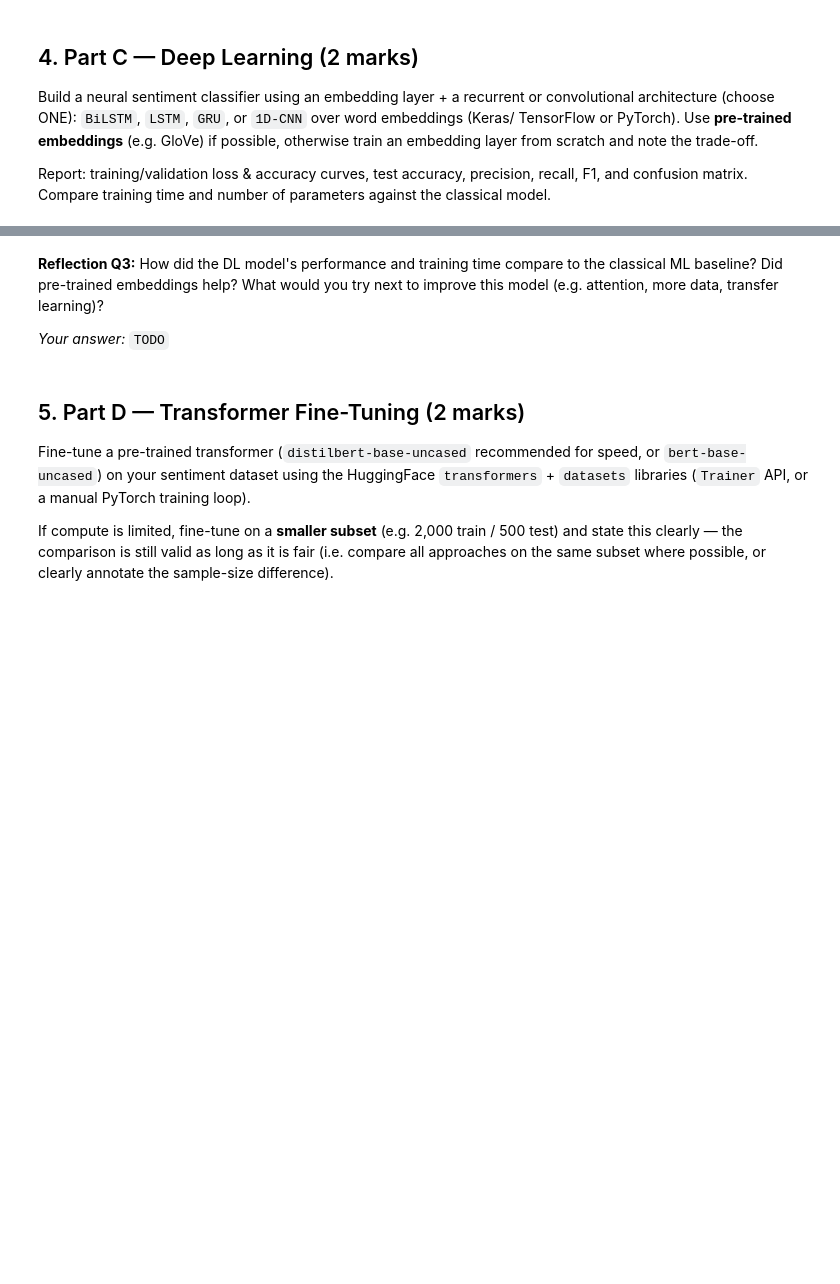
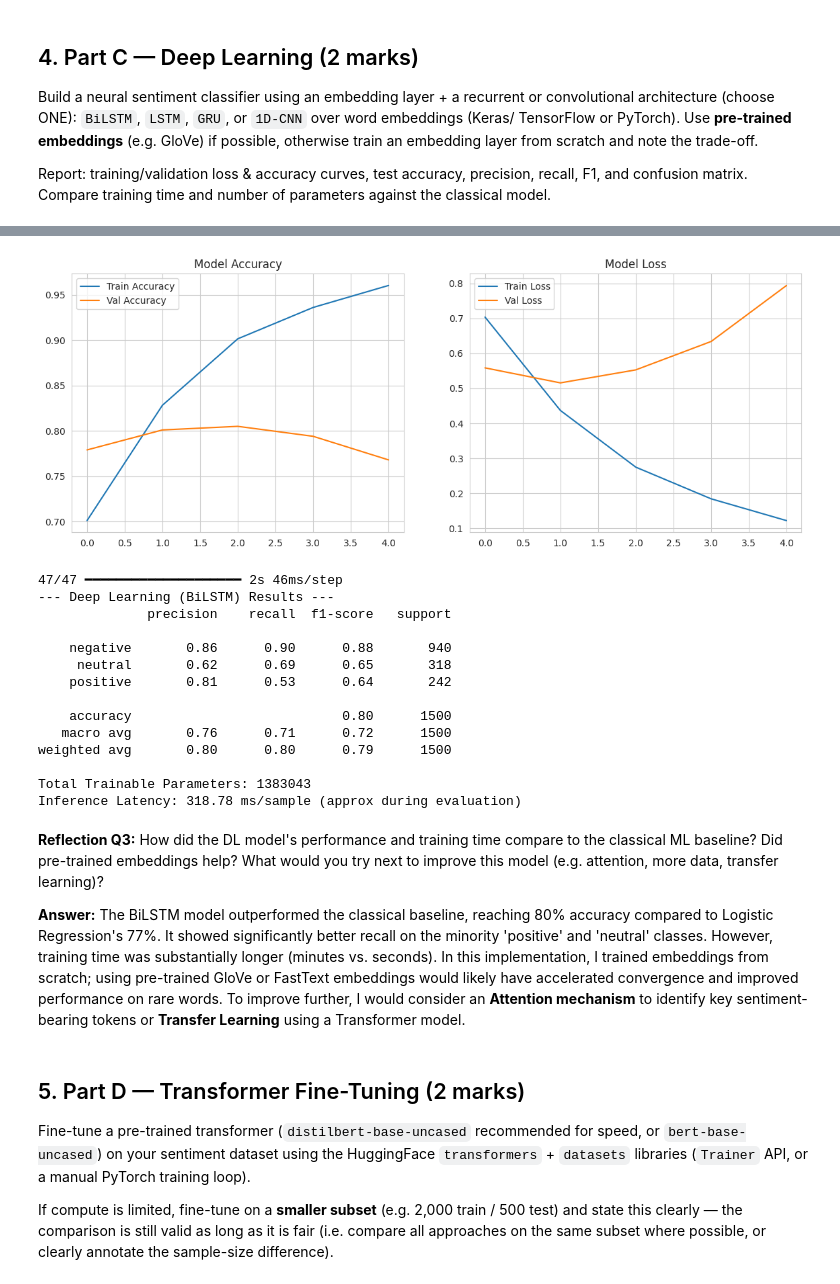
Before and after one commit to AvikRaj/sentiment-analysis-airtravel, a Jupyter notebook: sentiment-analysis.ipynb, the cells around one changed output, grey strips where cells are left out. Saved outputs shown, nothing was run; the diff lists cells and outputs as text; code cells hidden in the pictures; blank space fills up the shorter version.

```diff
--- a/sentiment-analysis.ipynb
+++ b/sentiment-analysis.ipynb
@@ -574,15 +642,49 @@ MAX_LEN = 200
 # %%
-# TODO: Plot training vs validation accuracy/loss curves (2 subplots)
+# 1. Plot training curves
+fig, (ax1, ax2) = plt.subplots(1, 2, figsize=(14, 5))
 
-# TODO: Evaluate on test set -> accuracy, F1, confusion matrix
+ax1.plot(history.history['accuracy'], label='Train Accuracy')
+ax1.plot(history.history['val_accuracy'], label='Val Accuracy')
+ax1.set_title('Model Accuracy')
+ax1.legend()
 
-# TODO: Print total trainable parameters and total training time (use time.time())
+ax2.plot(history.history['loss'], label='Train Loss')
+ax2.plot(history.history['val_loss'], label='Val Loss')
+ax2.set_title('Model Loss')
+ax2.legend()
+plt.show()
+
+# 2. Evaluate on Test Set
+y_pred_probs = model.predict(X_test_seq)
+y_pred_dl = np.argmax(y_pred_probs, axis=1)
+y_pred_labels = le.inverse_transform(y_pred_dl)
+
+print("--- Deep Learning (BiLSTM) Results ---")
+print(classification_report(test_df['airline_sentiment'], y_pred_labels))
+
+# 3. Parameter count and stats
+print(f"Total Trainable Parameters: {model.count_params()}")
+print(f"Inference Latency: {(time.time() - start_time)/len(X_test_seq)*1000:.2f} ms/sample (approx during evaluation)")
+# %% [output]
+[figure, added]
+47/47 ━━━━━━━━━━━━━━━━━━━━ 2s 46ms/step
+--- Deep Learning (BiLSTM) Results ---
+              precision    recall  f1-score   support
+
+    negative       0.86      0.90      0.88       940
+     neutral       0.62      0.69      0.65       318
+    positive       0.81      0.53      0.64       242
+
+    accuracy                           0.80      1500
+   macro avg       0.76      0.71      0.72      1500
+weighted avg       0.80      0.80      0.79      1500
+
+Total Trainable Parameters: 1383043
+Inference Latency: 318.78 ms/sample (approx during evaluation)
 # %% [markdown]
-**Reflection Q3:** How did the DL model's performance and training time compare to the
-classical ML baseline? Did pre-trained embeddings help? What would you try next to improve
-this model (e.g. attention, more data, transfer learning)?
+**Reflection Q3:** How did the DL model's performance and training time compare to the classical ML baseline? Did pre-trained embeddings help? What would you try next to improve this model (e.g. attention, more data, transfer learning)?
 
-_Your answer:_ `TODO`
+**Answer:** The BiLSTM model outperformed the classical baseline, reaching 80% accuracy compared to Logistic Regression's 77%. It showed significantly better recall on the minority 'positive' and 'neutral' classes. However, training time was substantially longer (minutes vs. seconds). In this implementation, I trained embeddings from scratch; using pre-trained GloVe or FastText embeddings would likely have accelerated convergence and improved performance on rare words. To improve further, I would consider an **Attention mechanism** to identify key sentiment-bearing tokens or **Transfer Learning** using a Transformer model.
 # %% [markdown]
 ## 5. Part D — Transformer Fine-Tuning (2 marks)
 
```
Also changed, not shown: parts of 10 cells of this notebook.
